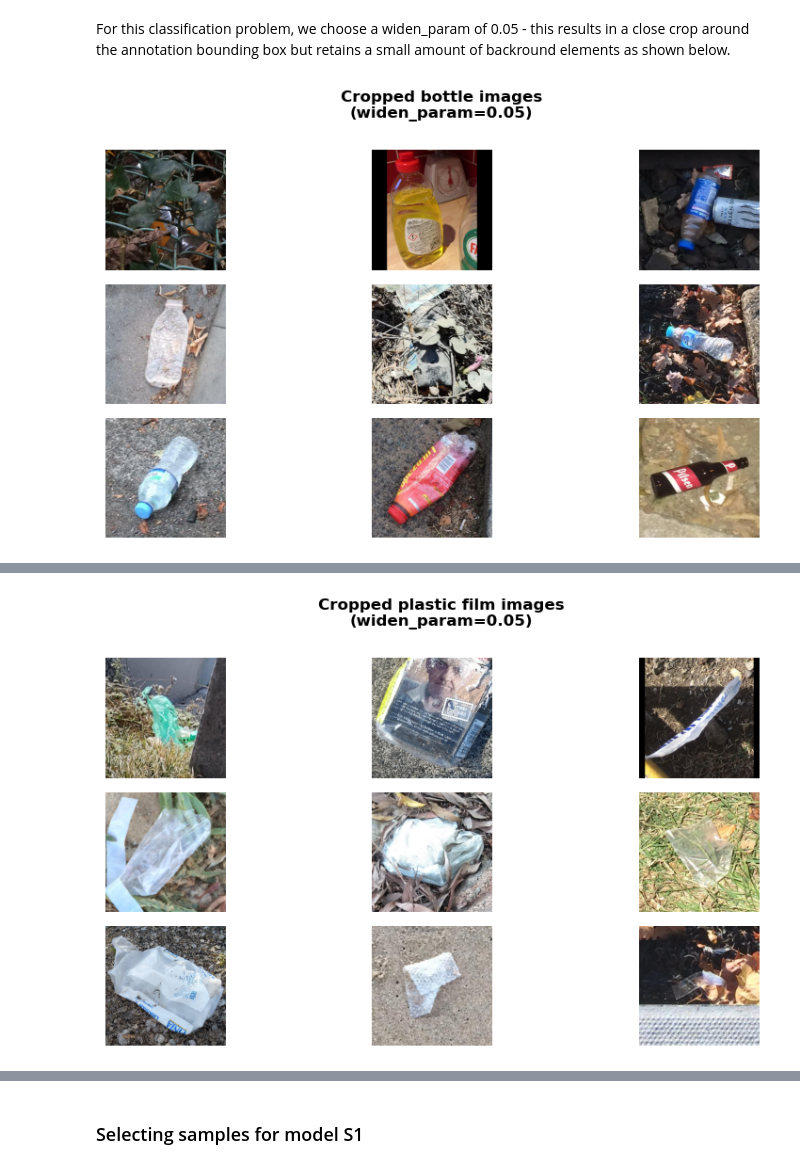
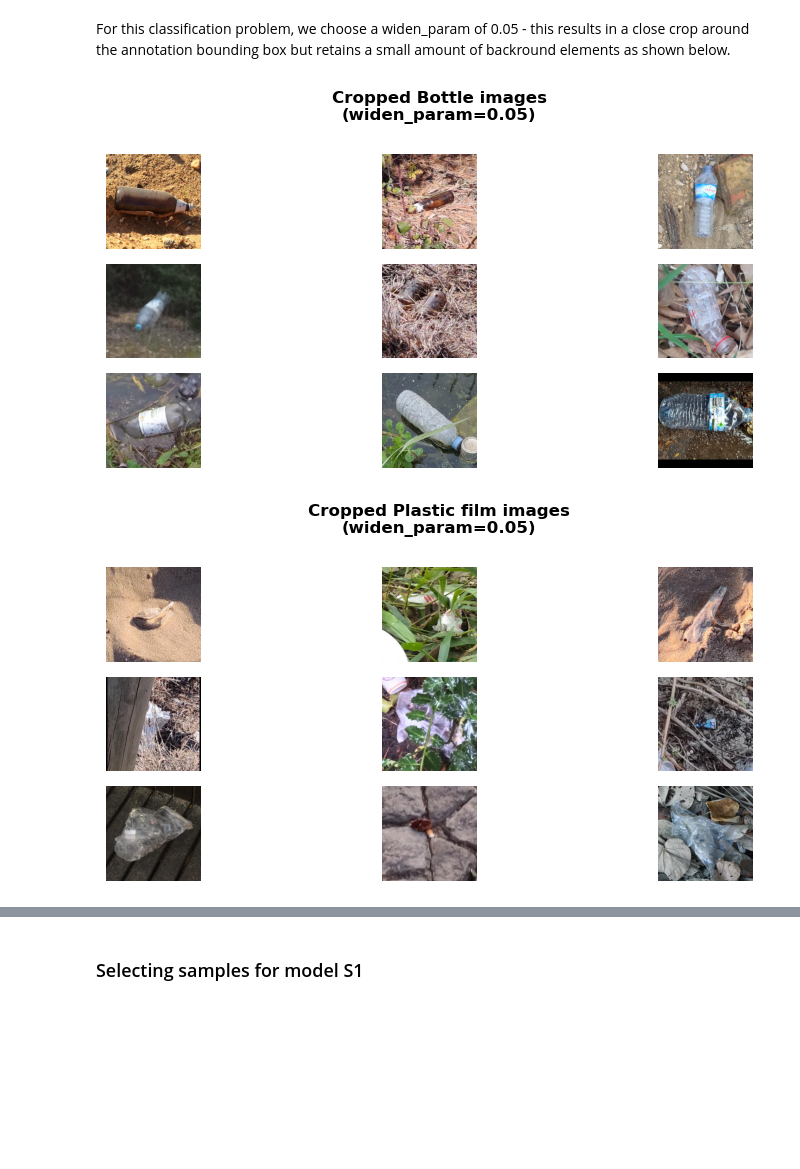
Before and after one commit to sg-peytrignet/taco-image-analysis, a Jupyter notebook: notebooks/02_image_processing_for_ML_models.ipynb, the cells around one changed output, grey strips where cells are left out. Drawn from its saved outputs; the diff is of its cells as text; code cells hidden in the pictures; blank space fills up the shorter version.

Commit message:
created plot_cropped_images function

```diff
--- a/notebooks/02_image_processing_for_ML_models.ipynb
+++ b/notebooks/02_image_processing_for_ML_models.ipynb
@@ -320,17 +168,27 @@ Name: annotations_by_image, dtype: int64
 # %% [markdown]
 For this classification problem, we choose a widen_param of 0.05 - this results in a close crop around the annotation bounding box but retains a small amount of backround elements as shown below.
 # %%
-annotations_samples = sample(list(annot_df_c1.loc[annot_df_c1.c1_label=="Bottle","id"]), 9)
+def plot_cropped_images(label, annotations_df, annotdata, widen_param=0.05, newsize=224, dataset_path=None):
+    # Select samples for the given label
+    annotations_samples = sample(list(annotations_df.loc[annotations_df.c1_label == label, "id"]), 9)
 
-fig, axes = plt.subplots(3,3,figsize = (10,5))
+    # Create subplots
+    fig, axes = plt.subplots(3, 3, figsize=(10, 4))
 
-for (annotindex, ax) in zip(annotations_samples,axes.flatten()):
+    # Plot cropped images
+    for (annotindex, ax) in zip(annotations_samples, axes.flatten()):
+        ax.imshow(try_square_crop(annotindex, annotations=annotdata, widen_param=widen_param, newsize=newsize, dataset_path=dataset_path))
+        ax.set_axis_off()
 
-  ax.imshow(try_square_crop(annotindex, annotations=annotdata, widen_param=0.05, newsize=224, dataset_path=dataset_path))
-  ax.set_axis_off()
+    # Set title and adjust layout
+    fig.suptitle(f"Cropped {label} images\n(widen_param={widen_param})", fontsize=12, fontweight="bold")
+    plt.tight_layout(rect=[0, 0, 0.98, 0.98])
+    plt.show()
 
-fig.suptitle("Cropped bottle images\n(widen_param=0.05)", fontsize=12, fontweight ="bold")
-plt.tight_layout(rect=[0, 0, 0.98, 0.98])
-plt.show()
+# Plot cropped images for each category
+categories = ["Bottle", "Plastic film", "Can", "Cup", "Carton"]
+for category in categories:
+    plot_cropped_images(category, annot_df_c1, annotdata, widen_param=0.05, newsize=224, dataset_path=dataset_path)
 # %% [output]
-[figure, old version]
+[figure, new version]
+[figure, added]
@@ -337,15 +197,0 @@ plt.show()
-# %%
-annotations_samples = sample(list(annot_df_c1.loc[annot_df_c1.c1_label=="Plastic film","id"]), 9)
-
-fig, axes = plt.subplots(3,3,figsize = (10,5))
-
-for (annotindex, ax) in zip(annotations_samples,axes.flatten()):
-
-  ax.imshow(try_square_crop(annotindex, annotations=annotdata, widen_param=0.05, newsize=224, dataset_path=dataset_path))
-  ax.set_axis_off()
-
-fig.suptitle("Cropped plastic film images\n(widen_param=0.05)", fontsize=12, fontweight ="bold")
-plt.tight_layout(rect=[0, 0, 0.98, 0.98])
-plt.show()
-# %% [output]
-[figure, removed]
```
Also changed, not shown: parts of 25 cells of this notebook, 2 other files.
